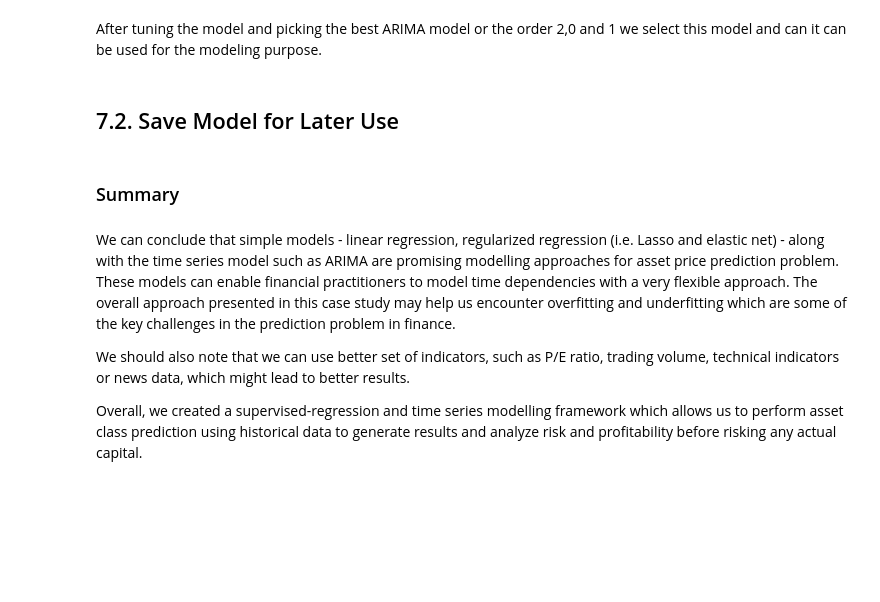
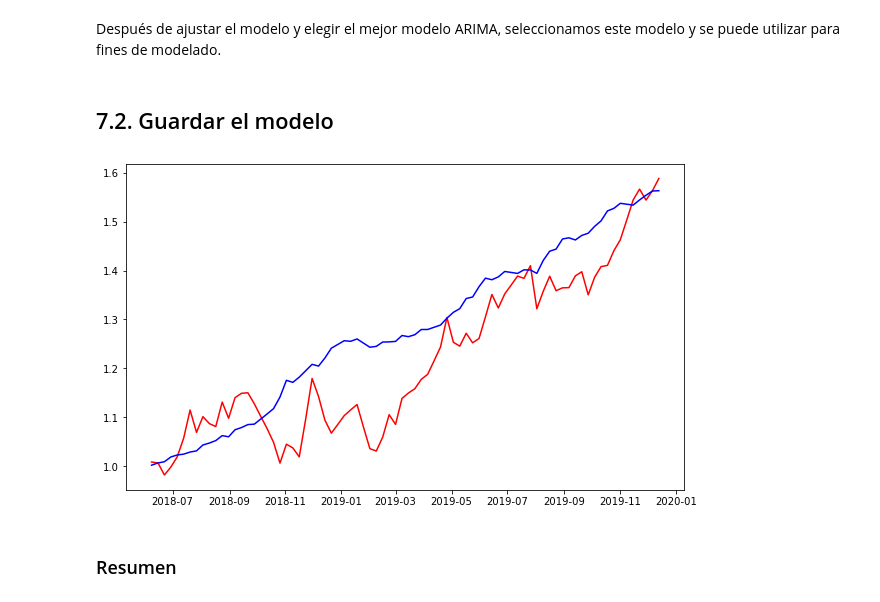
Before and after one commit to sruap1214/EC_Finance, a Jupyter notebook: Notebooks/LabFinal_StockPricePrediction.ipynb, the cells around one changed output. Cells and saved outputs as stored; diff of their text form; code cells hidden in the pictures; blank space fills up the shorter version.

Commit message:
Update to spanish Lab Stock Predictions

```diff
--- a/Notebooks/LabFinal_StockPricePrediction.ipynb
+++ b/Notebooks/LabFinal_StockPricePrediction.ipynb
@@ -558,7 +558,7 @@ print(mean_squared_error(Y_test,predicted_tuned))
-# %% [markdown]
-After tuning the model and picking the best ARIMA model or the order 2,0 and 1 we select this model and can it can be used for the modeling purpose.
+# %% [markdown]
+Después de ajustar el modelo y elegir el mejor modelo ARIMA, seleccionamos este modelo y se puede utilizar para fines de modelado.
 # %% [markdown]
 <a id='6.2'></a>
-## 7.2. Save Model for Later Use
+## 7.2. Guardar el modelo
 # %%
 # Save Model Using Pickle
@@ -571,17 +570,11 @@ dump(model_fit_tuned, open(filename, 'wb'))
 # %%
 #Use the following code to produce the comparison of actual vs. predicted
-# predicted_tuned.index = Y_test.index
-# pyplot.plot(np.exp(Y_test).cumprod(), 'r') # plotting t, a separately
-# pyplot.plot(np.exp(predicted_tuned).cumprod(), 'b')
-# pyplot.rcParams["figure.figsize"] = (8,5)
-# pyplot.show()
+predicted_tuned.index = Y_test.index
+pyplot.plot(np.exp(Y_test).cumprod(), 'r') # plotting t, a separately
+pyplot.plot(np.exp(predicted_tuned).cumprod(), 'b')
+pyplot.rcParams["figure.figsize"] = (8,5)
+pyplot.show()
+# %% [output]
+[figure, added]
 # %% [markdown]
-### Summary
+### Resumen
-# %% [markdown]
-We can conclude that simple models - linear regression, regularized regression (i.e. Lasso and elastic net) - along with the time series model such as ARIMA are promising modelling approaches for asset price prediction problem. These models can
-enable financial practitioners to model time dependencies with a very flexible approach. The overall approach presented in this case study may help us encounter overfitting and underfitting which are some of the key challenges in the prediction
-problem in finance.
-
-We should also note that we can use better set of indicators, such as P/E ratio, trading volume, technical indicators or news data, which might lead to better results.
-
-Overall, we created a supervised-regression and time series modelling framework which allows us to perform asset class prediction using historical data to generate results and analyze risk and profitability before risking any actual capital.
```
Also changed, not shown: parts of 104 cells of this notebook, 1 other file.
